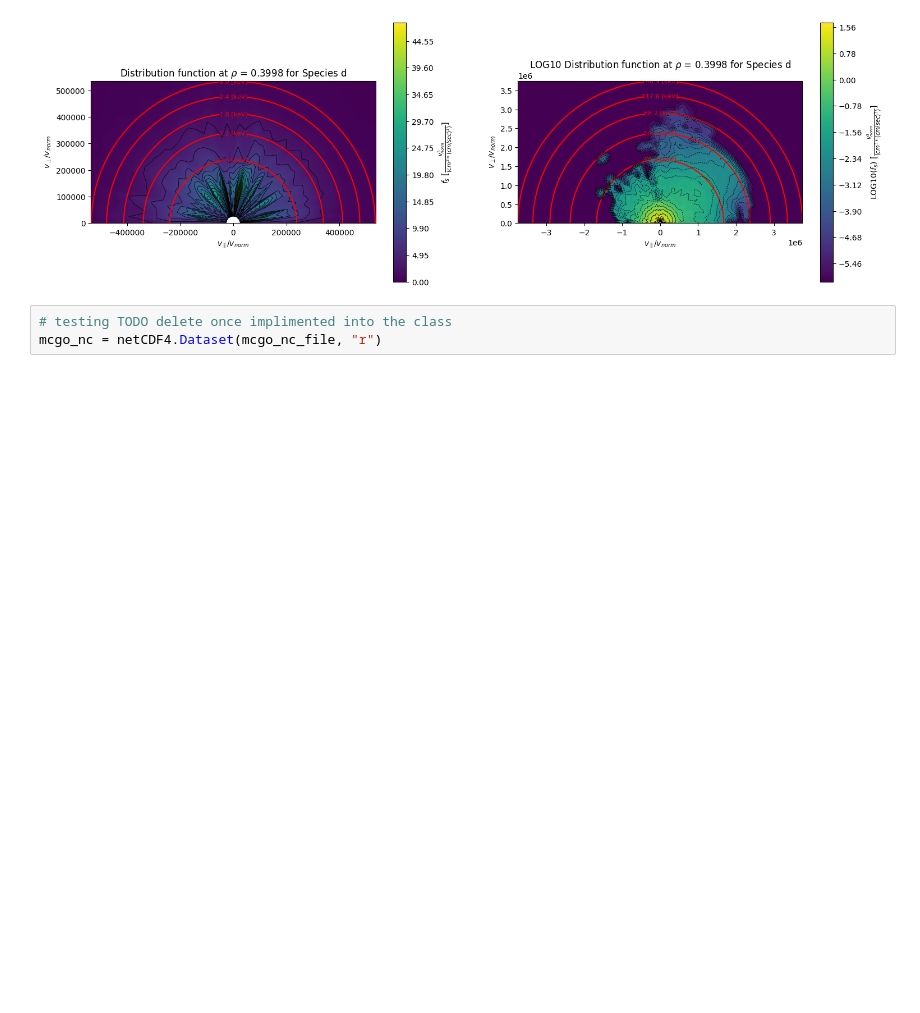
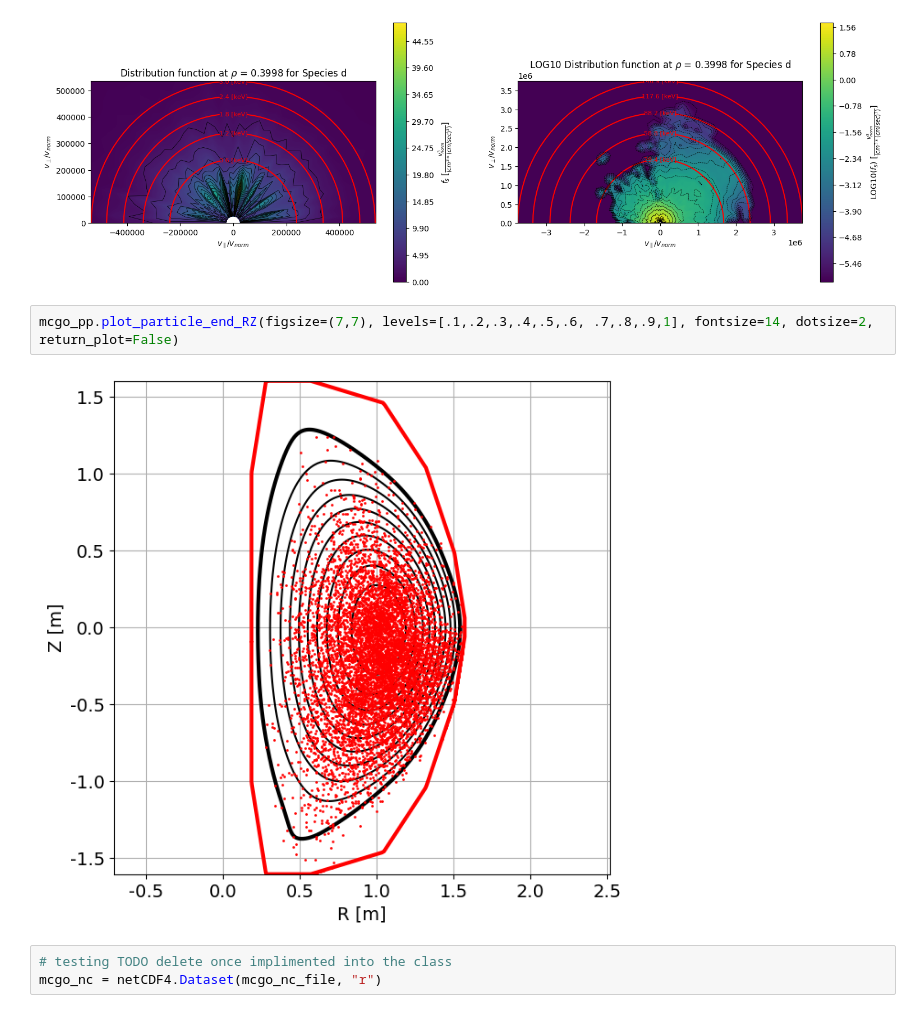
Before and after one commit to vandelij/aorsa_cql_mcgo_toolkit, a Jupyter notebook: mcgo_post_process_testing.ipynb, the cells around one changed output. Drawn from its saved outputs; the diff is of its cells as text; blank space fills up the shorter version.

```diff
--- a/mcgo_post_process_testing.ipynb
+++ b/mcgo_post_process_testing.ipynb
@@ -37,6 +37,10 @@ mcgo_pp.plot_distribution_function_at_rho(
         plot_trapped_passing=False)
 # %% [output]
 [figure]
+# %%
+mcgo_pp.plot_particle_end_RZ(figsize=(7,7), levels=[.1,.2,.3,.4,.5,.6, .7,.8,.9,1], fontsize=14, dotsize=2, return_plot=False)
+# %% [output]
+[figure, added]
 # %%
 # testing TODO delete once implimented into the class
 mcgo_nc = netCDF4.Dataset(mcgo_nc_file, "r")
```
Also changed, not shown: parts of 4 cells of this notebook, 1 other file.
